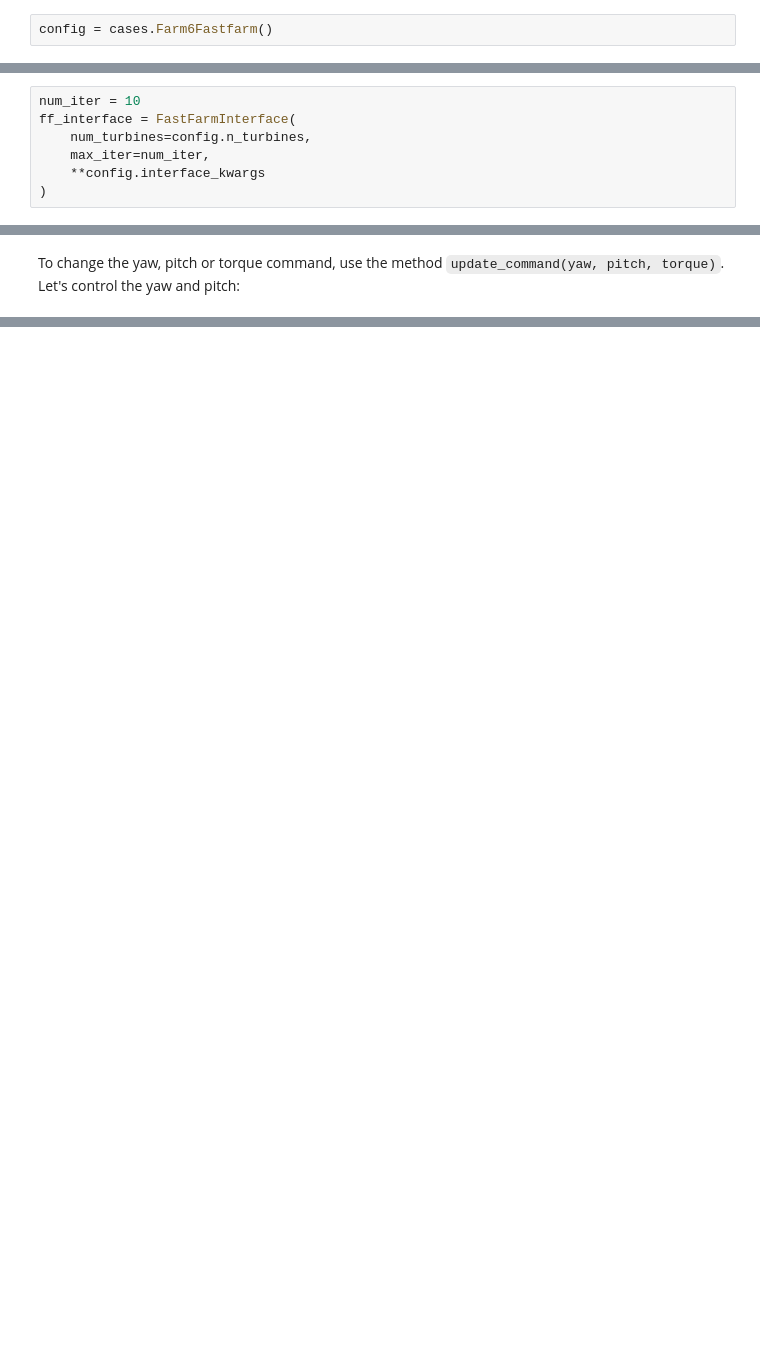
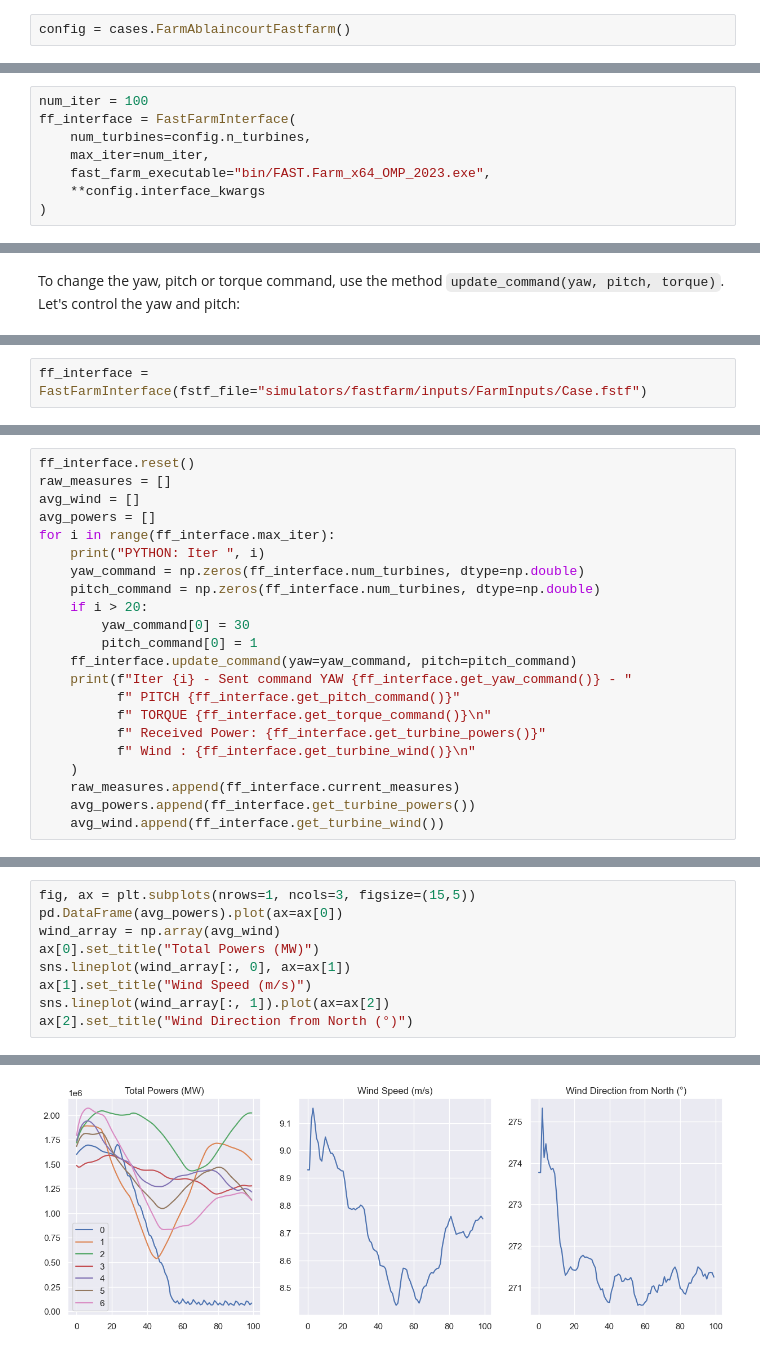
Before and after one commit to ifpen/wfcrl-env, a Jupyter notebook: interface.ipynb, the cells around one changed output, grey strips where cells are left out. Saved outputs shown, nothing was run; the diff lists cells and outputs as text; blank space fills up the shorter version.

Commit message:
Add interface from fstf file, remove env variable, more details in readme and interface notebook with measures info

```diff
--- a/interface.ipynb
+++ b/interface.ipynb
@@ -8,7 +13,7 @@ from wfcrl.interface import FastFarmInterface
 # %% [markdown]
 We start by chosing the case to simulate. The library comes with a list of pre-existing farm layouts that can be found in `environments/data_cases.py`. Let us use the `Farm6Fastfarm`, which has 6 turbines organized in 2 rows.
 # %%
-config = cases.Farm6Fastfarm()
+config = cases.FarmAblaincourtFastfarm()
 # %%
 config
 # %% [output]
@@ -27,8 +31,9 @@ print(config.interface_kwargs)
 # %%
-num_iter = 10
+num_iter = 100
 ff_interface = FastFarmInterface(
     num_turbines=config.n_turbines,
     max_iter=num_iter,
+    fast_farm_executable="bin/FAST.Farm_x64_OMP_2023.exe",
     **config.interface_kwargs
 )
 # %% [output]
@@ -76,0 +83,2 @@ KeyboardInterrupt:
+# %%
+ff_interface = FastFarmInterface(fstf_file="simulators/fastfarm/inputs/FarmInputs/Case.fstf")
@@ -76,0 +87,22 @@ KeyboardInterrupt:
+# %%
+ff_interface.reset()
+raw_measures = []
+avg_wind = []
+avg_powers = []
+for i in range(ff_interface.max_iter):
+    print("PYTHON: Iter ", i)
+    yaw_command = np.zeros(ff_interface.num_turbines, dtype=np.double)
+    pitch_command = np.zeros(ff_interface.num_turbines, dtype=np.double)
+    if i > 20:
+        yaw_command[0] = 30
+        pitch_command[0] = 1
+    ff_interface.update_command(yaw=yaw_command, pitch=pitch_command)
+    print(f"Iter {i} - Sent command YAW {ff_interface.get_yaw_command()} - "
+          f" PITCH {ff_interface.get_pitch_command()}"
+          f" TORQUE {ff_interface.get_torque_command()}\n"
+          f" Received Power: {ff_interface.get_turbine_powers()}"
+          f" Wind : {ff_interface.get_turbine_wind()}\n"
+    )
+    raw_measures.append(ff_interface.current_measures)
+    avg_powers.append(ff_interface.get_turbine_powers())
+    avg_wind.append(ff_interface.get_turbine_wind())
@@ -76,0 +135,10 @@ KeyboardInterrupt:
+# %%
+fig, ax = plt.subplots(nrows=1, ncols=3, figsize=(15,5))
+pd.DataFrame(avg_powers).plot(ax=ax[0])
+wind_array = np.array(avg_wind)
+ax[0].set_title("Total Powers (MW)")
+sns.lineplot(wind_array[:, 0], ax=ax[1])
+ax[1].set_title("Wind Speed (m/s)")
+sns.lineplot(wind_array[:, 1]).plot(ax=ax[2])
+ax[2].set_title("Wind Direction from North (°)")
+# %% [output]
@@ -76,0 +146 @@ KeyboardInterrupt:
+[figure, added]
```
Also changed, not shown: parts of 19 cells of this notebook, 6 other files.
